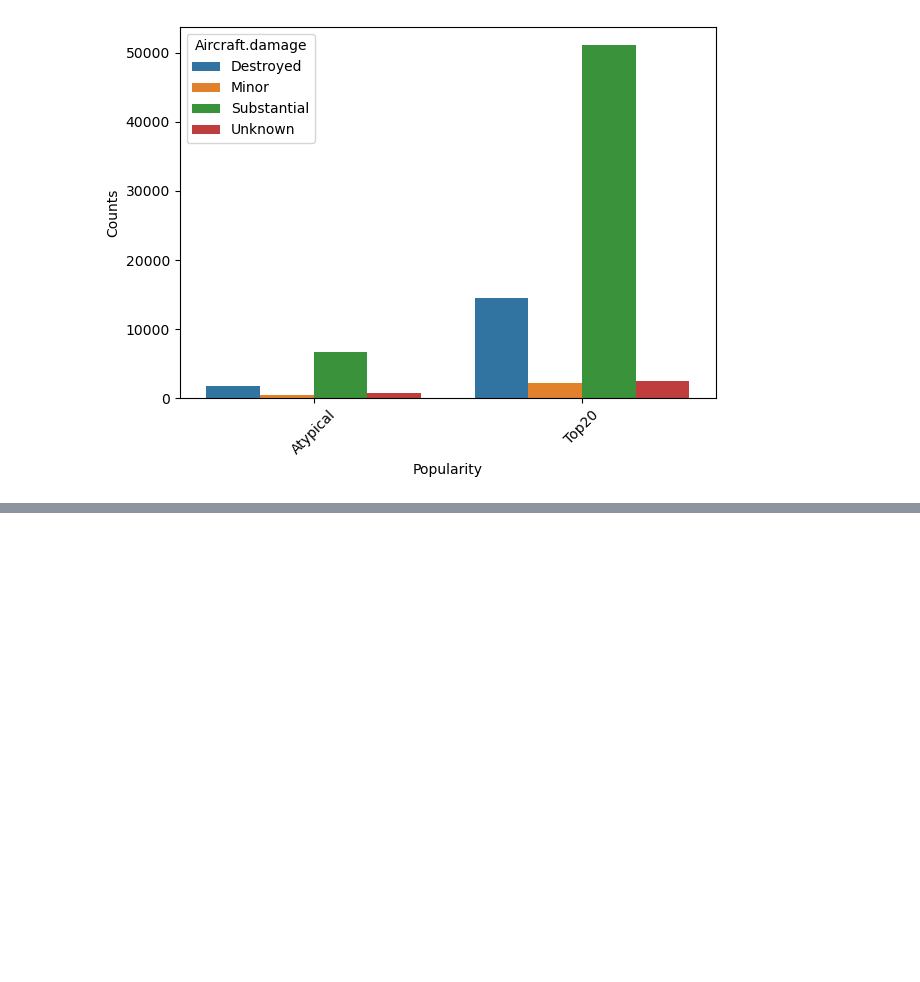
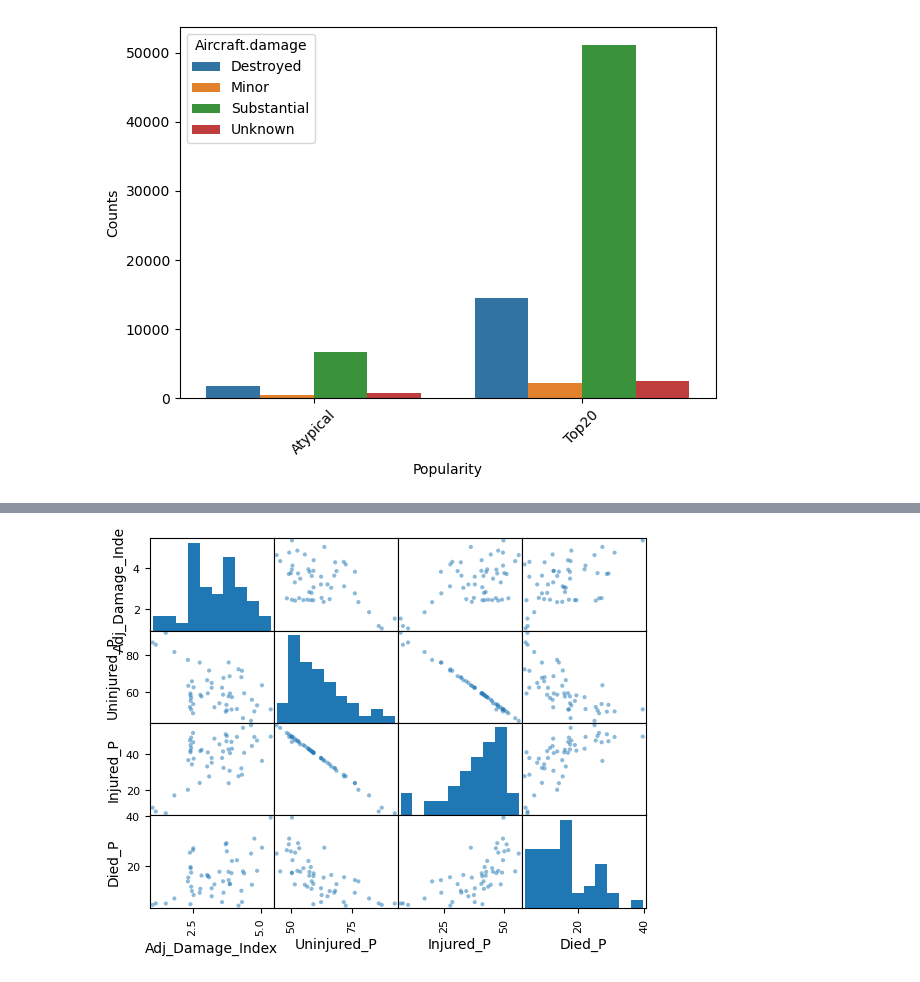
Before and after one commit to torederu/NTSB-Aviation-Analysis, a Jupyter notebook: tem/analysis.ipynb, the cells around one changed output, grey strips where cells are left out. Cells and saved outputs as stored; diff of their text form; code cells hidden in the pictures; blank space fills up the shorter version.

```diff
--- a/tem/analysis.ipynb
+++ b/tem/analysis.ipynb
@@ -375,0 +391,6 @@ make_percentages
+# %%
+threshold = 1000
+penalty_rate = 0.5
+di_df['Penalty'] = di_df['Num_Incidents'].apply(lambda x: 1 + penalty_rate * np.log(threshold/x) if x < threshold else 1)
+di_df['Adj_Damage_Index'] = di_df['Damage_Index'] * di_df['Penalty']
+di_df.sort_values(by = 'Adj_Damage_Index')
@@ -375,0 +415,4 @@ make_percentages
+# %%
+pd.plotting.scatter_matrix(di_df[['Adj_Damage_Index', 'Uninjured_P', 'Injured_P', 'Died_P']]);
+# %% [output]
+[figure, added]
```
Also changed, not shown: parts of 5 cells of this notebook.
